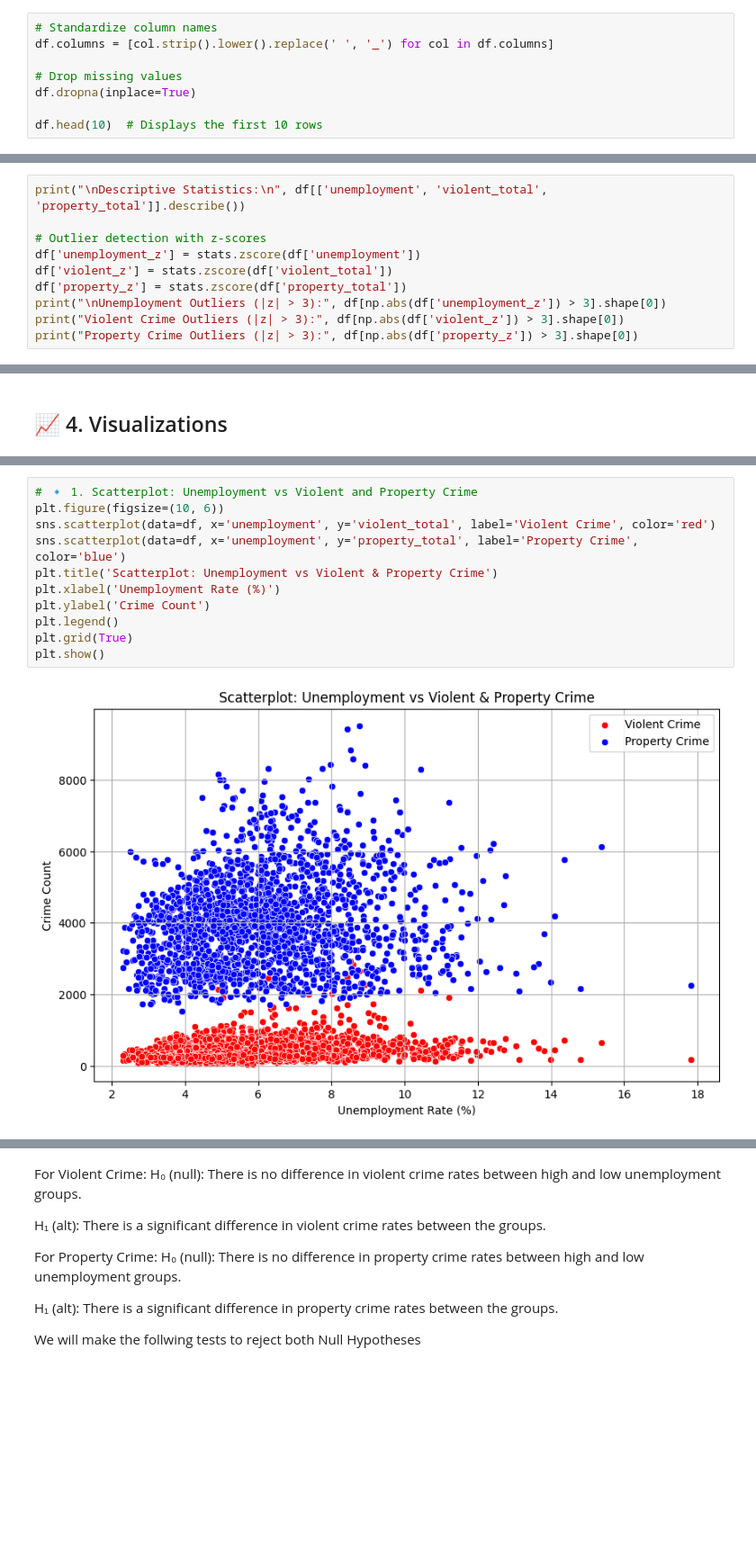
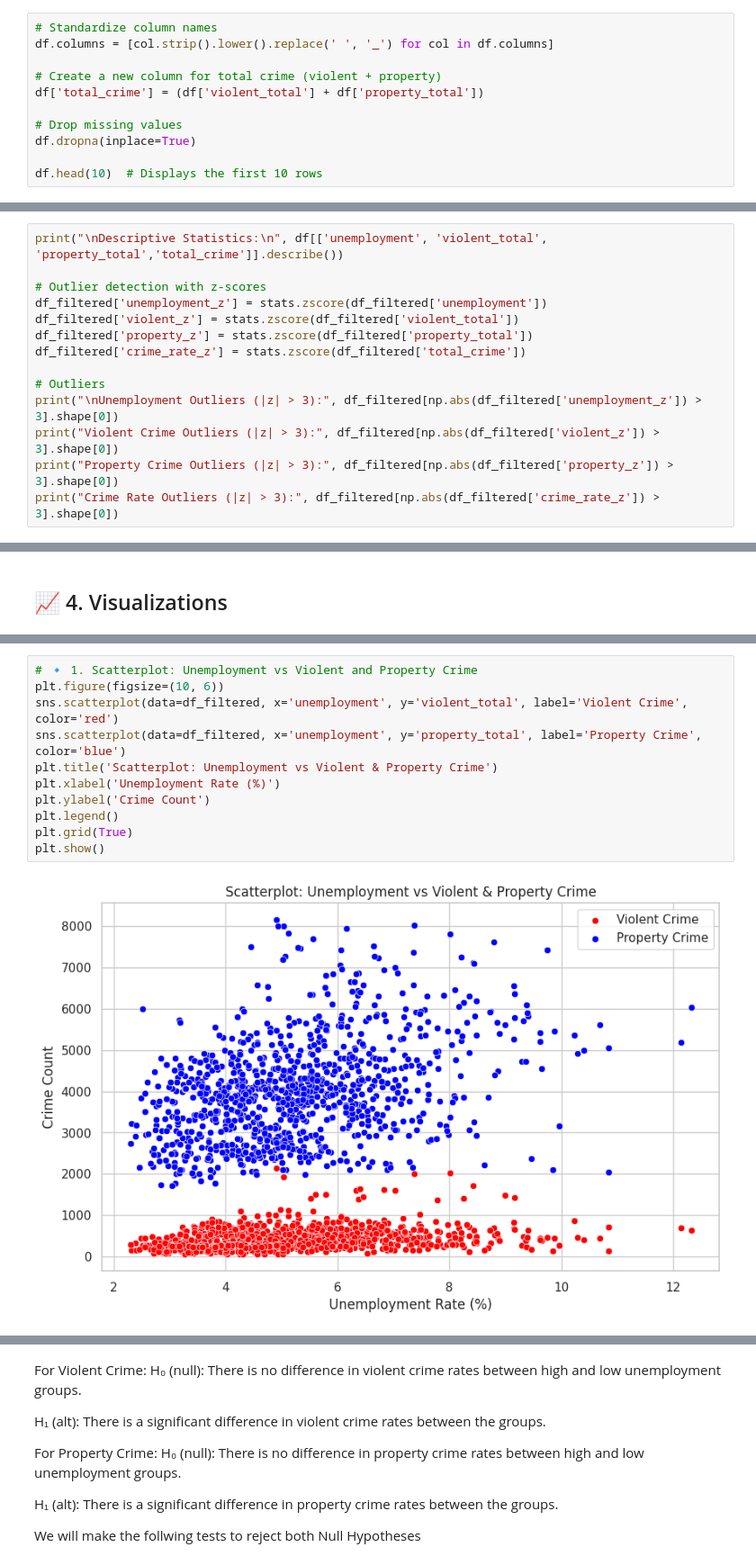
Before and after one commit to Kiro-create/Crime-Unemployment, a Jupyter notebook: Unemployment_Crime_Cleaned_edited_(1).ipynb, the cells around one changed output, grey strips where cells are left out. Shown at 90% size. Drawn from its saved outputs; the diff is of its cells as text; blank space fills up the shorter version.

Commit message:
filter df in code/remove files

```diff
--- a/Unemployment_Crime_Cleaned_edited_(1).ipynb
+++ b/Unemployment_Crime_Cleaned_edited_(1).ipynb
@@ -45,6 +45,9 @@ dtype: int64
 # %%
 # Standardize column names
 df.columns = [col.strip().lower().replace(' ', '_') for col in df.columns]
+
+# Create a new column for total crime (violent + property)
+df['total_crime'] = (df['violent_total'] + df['property_total'])
 
 # Drop missing values
 df.dropna(inplace=True)
@@ -88,14 +185,18 @@ memory usage: 202.1+ KB
 # %% [markdown]
 ## 📊 3. Descriptive Statistics
 # %%
-print("\nDescriptive Statistics:\n", df[['unemployment', 'violent_total', 'property_total']].describe())
+print("\nDescriptive Statistics:\n", df[['unemployment', 'violent_total', 'property_total','total_crime']].describe())
 
 # Outlier detection with z-scores
-df['unemployment_z'] = stats.zscore(df['unemployment'])
-df['violent_z'] = stats.zscore(df['violent_total'])
-df['property_z'] = stats.zscore(df['property_total'])
-print("\nUnemployment Outliers (|z| > 3):", df[np.abs(df['unemployment_z']) > 3].shape[0])
-print("Violent Crime Outliers (|z| > 3):", df[np.abs(df['violent_z']) > 3].shape[0])
-print("Property Crime Outliers (|z| > 3):", df[np.abs(df['property_z']) > 3].shape[0])
+df_filtered['unemployment_z'] = stats.zscore(df_filtered['unemployment'])
+df_filtered['violent_z'] = stats.zscore(df_filtered['violent_total'])
+df_filtered['property_z'] = stats.zscore(df_filtered['property_total'])
+df_filtered['crime_rate_z'] = stats.zscore(df_filtered['total_crime'])
+
+# Outliers
+print("\nUnemployment Outliers (|z| > 3):", df_filtered[np.abs(df_filtered['unemployment_z']) > 3].shape[0])
+print("Violent Crime Outliers (|z| > 3):", df_filtered[np.abs(df_filtered['violent_z']) > 3].shape[0])
+print("Property Crime Outliers (|z| > 3):", df_filtered[np.abs(df_filtered['property_z']) > 3].shape[0])
+print("Crime Rate Outliers (|z| > 3):", df_filtered[np.abs(df_filtered['crime_rate_z']) > 3].shape[0])
 # %% [output]
 Descriptive Statistics:
@@ -141,13 +260,13 @@ plt.show()
 # %%
 # 🔹 1. Scatterplot: Unemployment vs Violent and Property Crime
 plt.figure(figsize=(10, 6))
-sns.scatterplot(data=df, x='unemployment', y='violent_total', label='Violent Crime', color='red')
-sns.scatterplot(data=df, x='unemployment', y='property_total', label='Property Crime', color='blue')
+sns.scatterplot(data=df_filtered, x='unemployment', y='violent_total', label='Violent Crime', color='red')
+sns.scatterplot(data=df_filtered, x='unemployment', y='property_total', label='Property Crime', color='blue')
 plt.title('Scatterplot: Unemployment vs Violent & Property Crime')
 plt.xlabel('Unemployment Rate (%)')
 plt.ylabel('Crime Count')
 plt.legend()
 plt.grid(True)
 plt.show()
 # %% [output]
-[figure, old version]
+[figure, new version]
```
Also changed, not shown: parts of 15 cells of this notebook, 3 other files.
